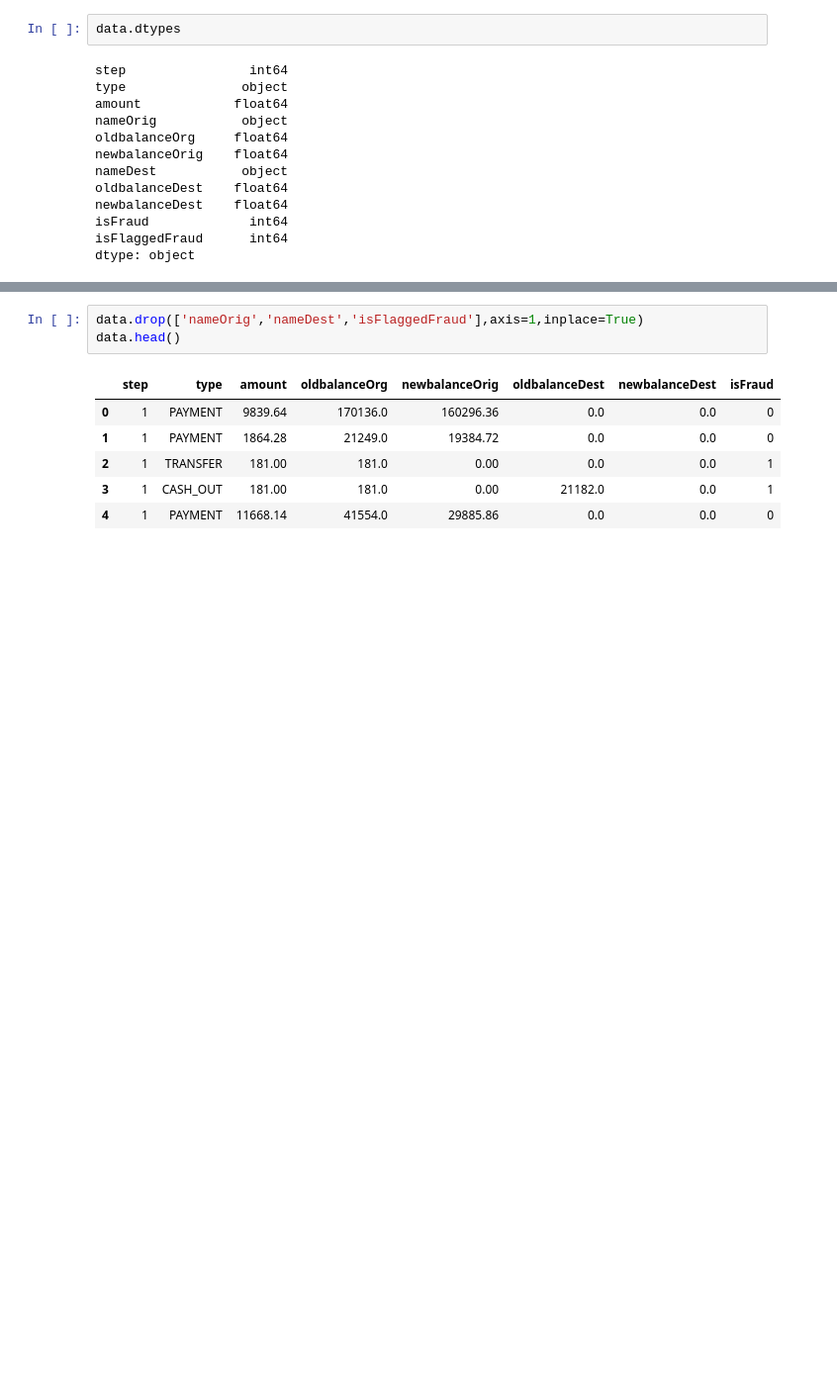
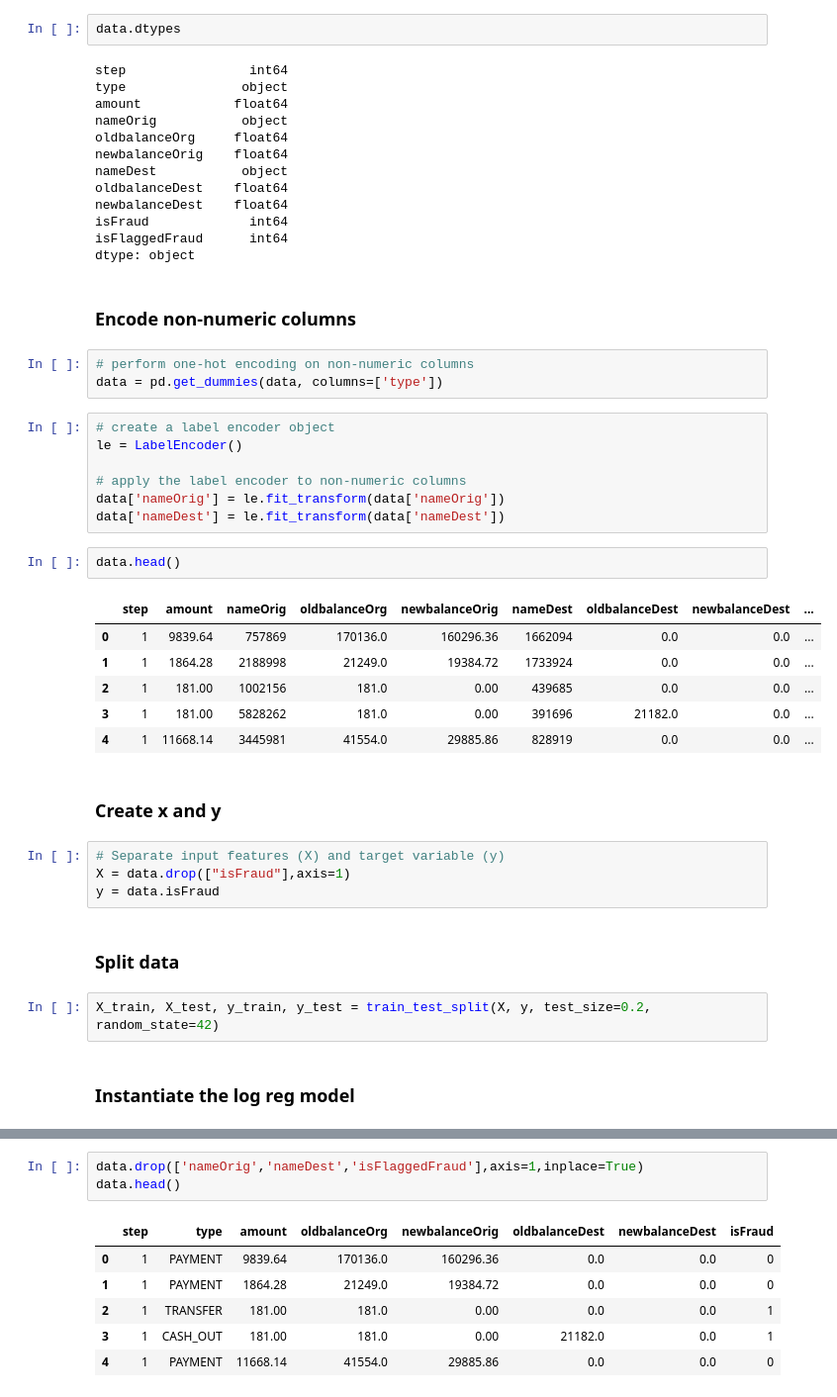
Before and after one commit to AlcaRmsp/the_laundromat, a Jupyter notebook: Data_Modelling_LR.ipynb, the cells around one changed output, grey strips where cells are left out. Shown: that part at 99% size. Drawn from its saved outputs; the diff is of its cells as text; blank space fills up the shorter version.

Commit message:
Created a logistic regression baseline model with recall score

```diff
--- a/Data_Modelling_LR.ipynb
+++ b/Data_Modelling_LR.ipynb
@@ -61,3 +66,36 @@ newbalanceDest    float64
 isFraud             int64
 isFlaggedFraud      int64
 dtype: object
+# %% [markdown]
+### Encode non-numeric columns
+# %%
+# perform one-hot encoding on non-numeric columns
+data = pd.get_dummies(data, columns=['type'])
+# %%
+# create a label encoder object
+le = LabelEncoder()
+
+# apply the label encoder to non-numeric columns
+data['nameOrig'] = le.fit_transform(data['nameOrig'])
+data['nameDest'] = le.fit_transform(data['nameDest'])
+# %%
+data.head()
+# %% [output]
+|  | step | amount | nameOrig | oldbalanceOrg | newbalanceOrig | nameDest | oldbalanceDest | newbalanceDest | ... |
+| 0 | 1 | 9839.64 | 757869 | 170136.0 | 160296.36 | 1662094 | 0.0 | 0.0 | ... |
+| 1 | 1 | 1864.28 | 2188998 | 21249.0 | 19384.72 | 1733924 | 0.0 | 0.0 | ... |
+| 2 | 1 | 181.00 | 1002156 | 181.0 | 0.00 | 439685 | 0.0 | 0.0 | ... |
+| 3 | 1 | 181.00 | 5828262 | 181.0 | 0.00 | 391696 | 21182.0 | 0.0 | ... |
+| 4 | 1 | 11668.14 | 3445981 | 41554.0 | 29885.86 | 828919 | 0.0 | 0.0 | ... |
+# %% [markdown]
+### Create x and y
+# %%
+# Separate input features (X) and target variable (y)
+X = data.drop(["isFraud"],axis=1)
+y = data.isFraud
+# %% [markdown]
+### Split data
+# %%
+X_train, X_test, y_train, y_test = train_test_split(X, y, test_size=0.2, random_state=42)
+# %% [markdown]
+### Instantiate the log reg model
```
Also changed, not shown: parts of 11 cells of this notebook.
